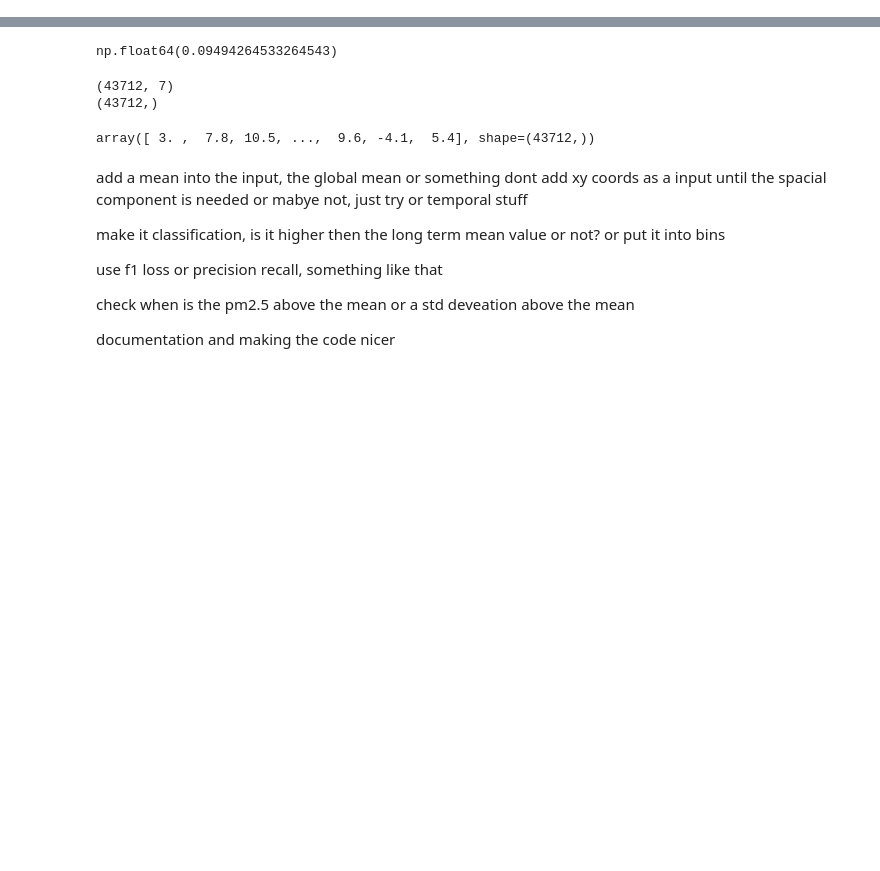
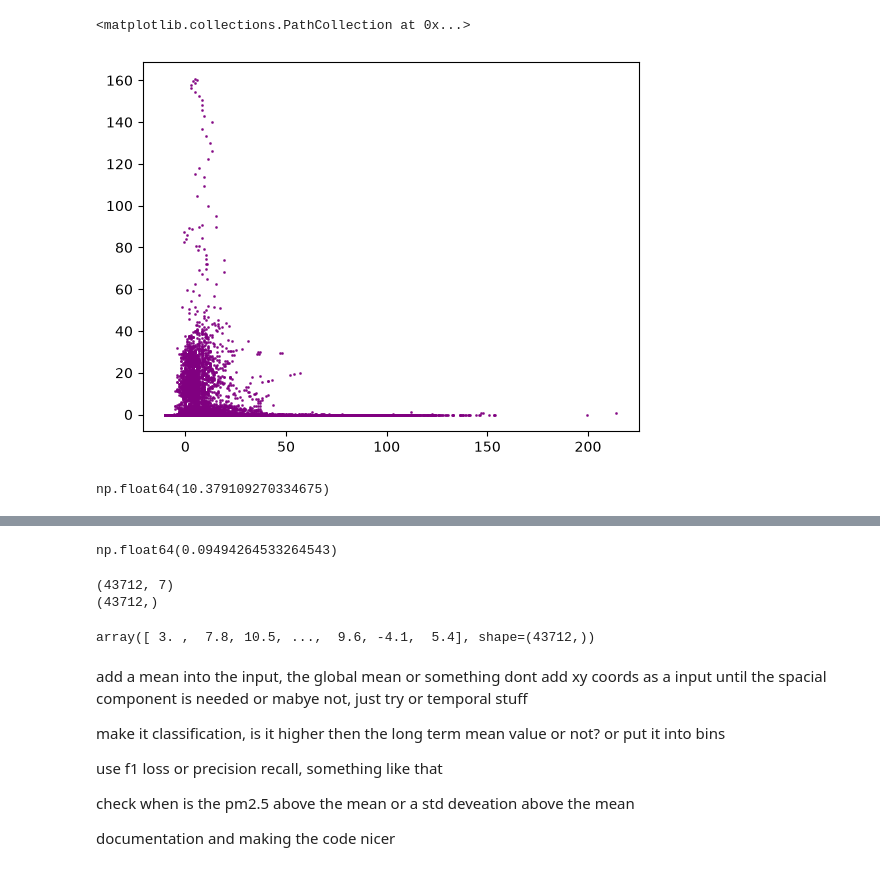
Before and after one commit to NoahWanless/fireAirqaulity, a Jupyter notebook: trainmodel.ipynb, the cells around one changed output, grey strips where cells are left out. Cells and saved outputs as stored; diff of their text form; code cells hidden in the pictures; blank space fills up the shorter version.

```diff
--- a/trainmodel.ipynb
+++ b/trainmodel.ipynb
@@ -13,0 +33,9 @@ from pyproj import CRS, Transformer
+# %%
+plt.scatter(df.iloc[:,5], df.iloc[:,6], color="purple", marker="o", s=1, alpha=0.8)
+# %% [output]
+<matplotlib.collections.PathCollection at 0x...>
+[figure, added]
+# %%
+df[df['collective_frp']>0.5]['collective_frp'].mean()
+# %% [output]
+np.float64(10.379109270334675)
```
Also changed, not shown: parts of 7 cells of this notebook, 8 other files.
